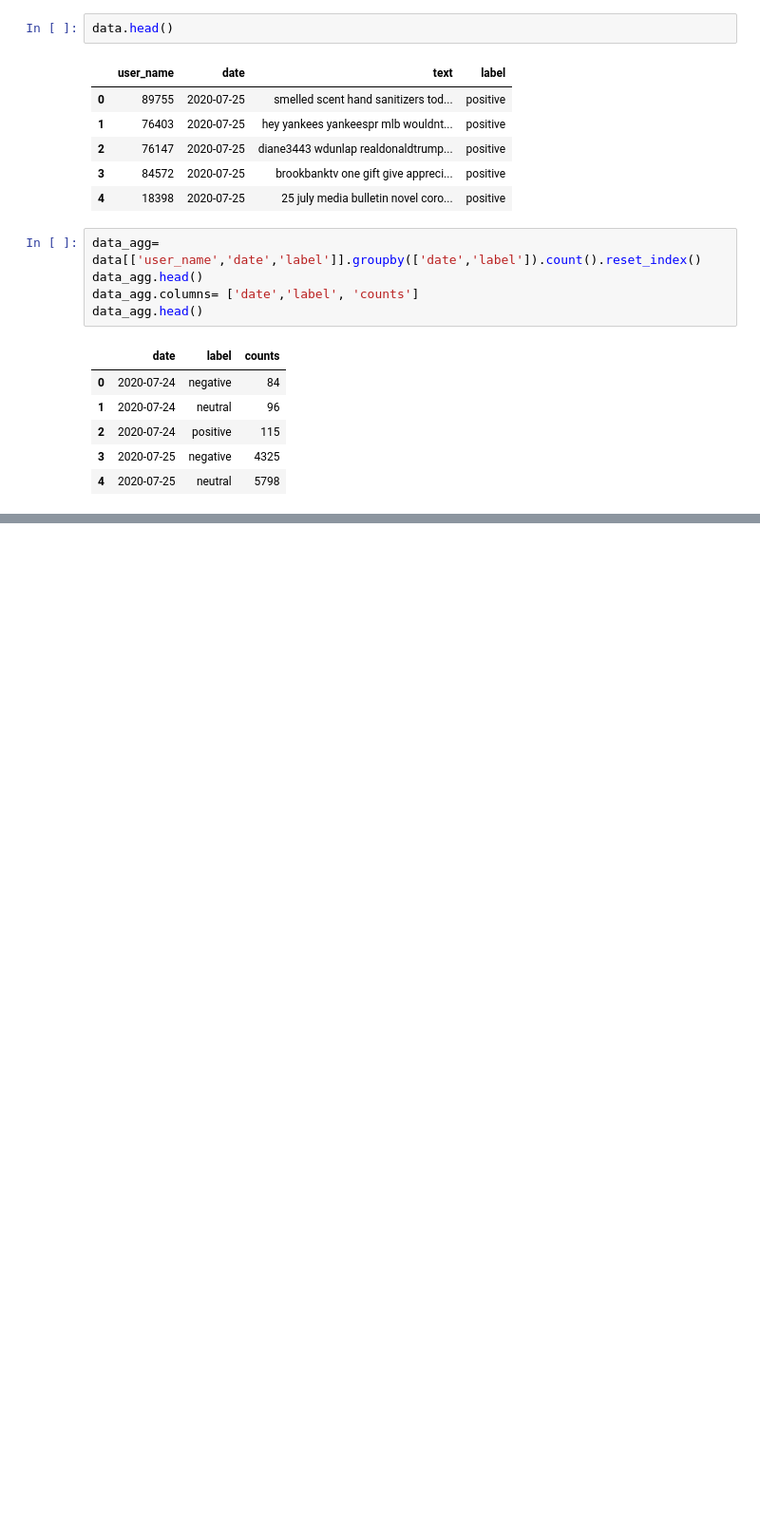
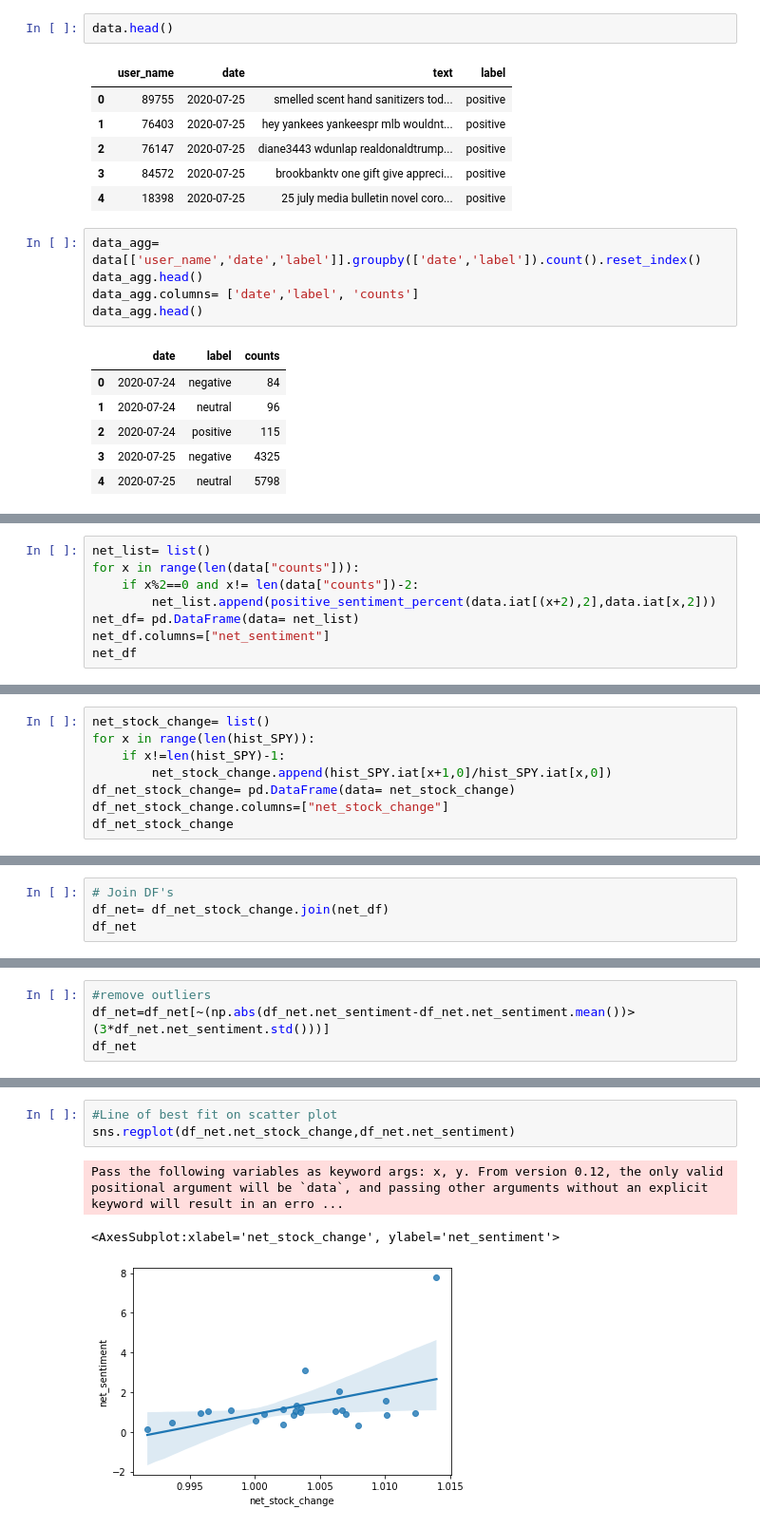
Before and after one commit to NabilHKhoury/TwitterCovid, a Jupyter notebook: CovidTweets.ipynb, the cells around one changed output, grey strips where cells are left out. Shown at 95% size. Cells and saved outputs as stored; diff of their text form; blank space fills up the shorter version.

```diff
--- a/CovidTweets.ipynb
+++ b/CovidTweets.ipynb
@@ -337,0 +457,8 @@ From the analysis that we have done, it is clear that the sentiment about tweets
+# %%
+net_list= list()
+for x in range(len(data["counts"])):
+    if x%2==0 and x!= len(data["counts"])-2:
+        net_list.append(positive_sentiment_percent(data.iat[(x+2),2],data.iat[x,2]))
+net_df= pd.DataFrame(data= net_list)
+net_df.columns=["net_sentiment"]
+net_df
@@ -337,0 +483,8 @@ From the analysis that we have done, it is clear that the sentiment about tweets
+# %%
+net_stock_change= list()
+for x in range(len(hist_SPY)):
+    if x!=len(hist_SPY)-1:
+        net_stock_change.append(hist_SPY.iat[x+1,0]/hist_SPY.iat[x,0])
+df_net_stock_change= pd.DataFrame(data= net_stock_change)
+df_net_stock_change.columns=["net_stock_change"]
+df_net_stock_change
@@ -337,0 +509,4 @@ From the analysis that we have done, it is clear that the sentiment about tweets
+# %%
+# Join DF's
+df_net= df_net_stock_change.join(net_df)
+df_net
@@ -337,0 +531,4 @@ From the analysis that we have done, it is clear that the sentiment about tweets
+# %%
+#remove outliers
+df_net=df_net[~(np.abs(df_net.net_sentiment-df_net.net_sentiment.mean())>(3*df_net.net_sentiment.std()))]
+df_net
@@ -337,0 +561,7 @@ From the analysis that we have done, it is clear that the sentiment about tweets
+# %%
+#Line of best fit on scatter plot
+sns.regplot(df_net.net_stock_change,df_net.net_sentiment)
+# %% [output]
+Pass the following variables as keyword args: x, y. From version 0.12, the only valid positional argument will be `data`, and passing other arguments without an explicit keyword will result in an erro ...
+<AxesSubplot:xlabel='net_stock_change', ylabel='net_sentiment'>
+[figure, added]
```
Also changed, not shown: parts of 28 cells of this notebook.
